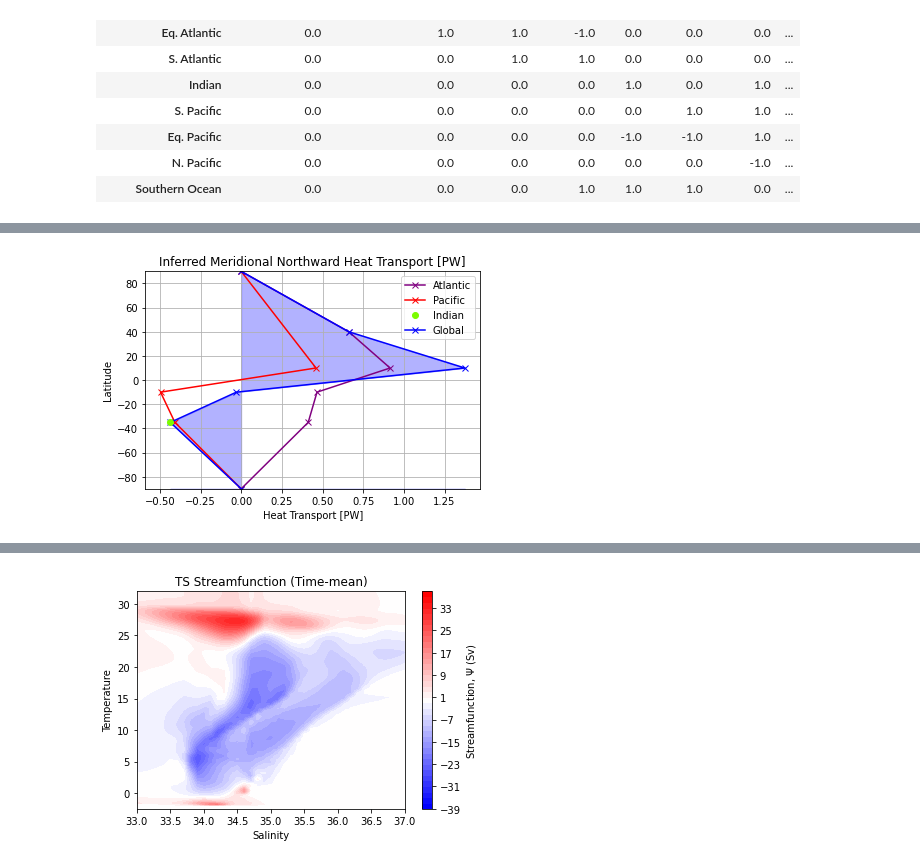
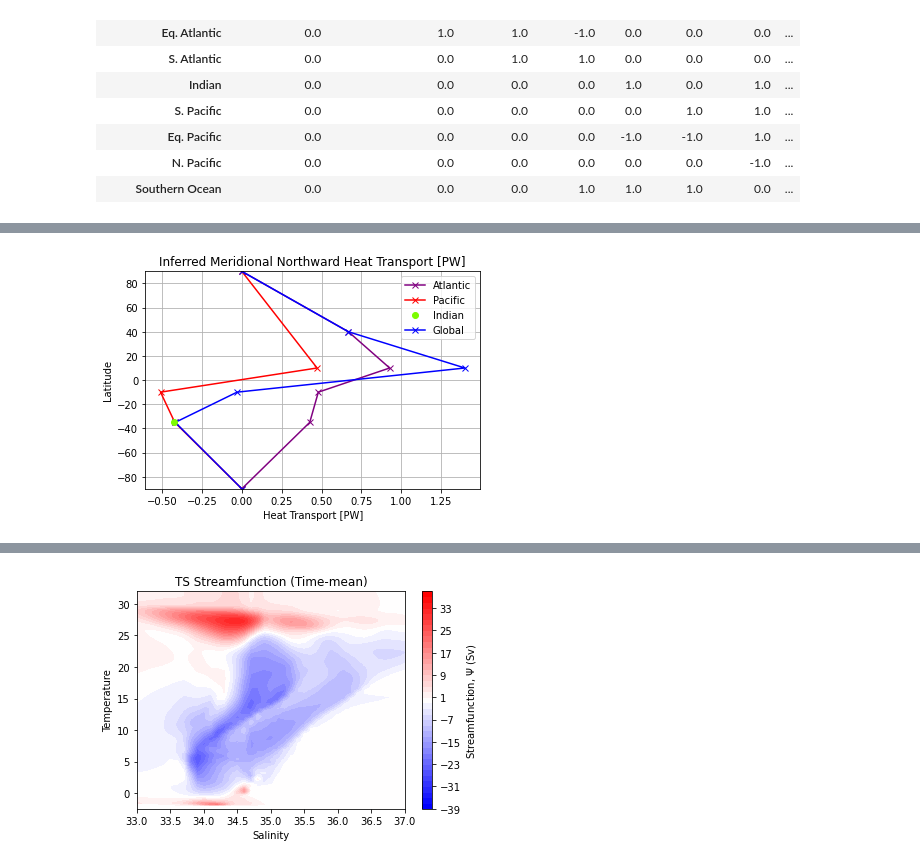
Before and after one commit to taimoorsohail/Min_Max_Transform, a Jupyter notebook: ACCESS_CM2/MTM_Transports_ACCESS.ipynb, the cells around one changed output, grey strips where cells are left out. Saved outputs shown, nothing was run; the diff lists cells and outputs as text; code cells hidden in the pictures.

```diff
--- a/ACCESS_CM2/MTM_Transports_ACCESS.ipynb
+++ b/ACCESS_CM2/MTM_Transports_ACCESS.ipynb
@@ -15,6 +15,8 @@ import scipy
 # %%
 # If Surface fluxes are available
 SF = True
+HF_offset = -5 #W/m2
+FW_offset = 0.5 #mm/day
 tree_depth = 4
 # %%
 # Thermal expansion, haline contraction and true scale factor
@@ -105,24 +107,28 @@ S_1[np.isnan(S_1)] = 0
 S_2[np.isnan(S_2)] = 0
 T_1[np.isnan(T_1)] = 0
 T_2[np.isnan(T_2)] = 0
+# %%
+HF_offset_W = HF_offset*ACCESS_BSP_data.A_sum #W
+FW_offset_kg_s = FW_offset*ACCESS_BSP_data.A_sum*rho/(1000*24*3600) #kg/s
 # %%
 ## Load SF data here, if provided
 if SF:
     ## Calculate the cumulative time integrated surface fluxes
-    HFDS_cumsum = (ACCESS_BSP_data.hfds_sum*dt.average_DT).cumsum('Time').isel(Time=-1) # units: J
-    WFO_cumsum = (ACCESS_BSP_data.wfo_sum*dt.average_DT).cumsum('Time').isel(Time=-1) # units: kg
+    HFDS_cumsum = (((ACCESS_BSP_data.hfds_sum+HF_offset_W)*dt.average_DT).cumsum('Time').isel(Time=-1))\
+        -(((ACCESS_BSP_data.hfds_sum+HF_offset_W)*dt.average_DT).cumsum('Time').isel(Time=Early_period[0])) # units: J
+    WFO_cumsum = ((ACCESS_BSP_data.wfo_sum+FW_offset_kg_s)*dt.average_DT).cumsum('Time').isel(Time=-1)\
+         -(((ACCESS_BSP_data.wfo_sum+FW_offset_kg_s)*dt.average_DT).cumsum('Time').isel(Time=Early_period[0]))# units: kg
 
     ## The final dflux value is then scaled by the time between the middle of t1 and the middle of t2
-    dhfds = HFDS_cumsum*((np.mean(Late_period)-np.mean(Early_period))/(Late_period[-1]-dyrs))
-    dwfo = WFO_cumsum*((np.mean(Late_period)-np.mean(Early_period))/(Late_period[-1]-dyrs))
+    dhfds = HFDS_cumsum*((np.mean(Late_period)-np.mean(Early_period))/(Late_period[-1]-Early_period[0]))
+    dwfo = WFO_cumsum*((np.mean(Late_period)-np.mean(Early_period))/(Late_period[-1]-Early_period[0]))
 
     ## Convert dflux to equivalent T or S change
 
-    dT_hfds = dhfds/(Cp*rho*V_late) # Is Vlate the right choice here? # units: C
-    dS_wfo = -dwfo*S0/(rho*V_late) # Is Vlate the right choice here? # units: g/kg
+    dT_hfds = dhfds/(Cp*rho*V_early) # units: C
+    dS_wfo = -dwfo*S0/(rho*V_early) # units: g/kg
 
     time = ACCESS_BSP_data.Time.values
-
     S_pre = SA_early.values.flatten()-S0
     S_1 = SA_early.values.flatten()-S0+dS_wfo.values.flatten()
     T_pre = CT_early.values.flatten()
@@ -133,7 +139,7 @@ if SF:
     S_1[~np.isfinite(S_1)] = 0
     T_1[~np.isfinite(T_1)] = 0
 # %%
-Opt_result = xr.open_mfdataset('../Optimisation_results/ACCESS_CM2_known_Q_prior_transports.nc')
+Opt_result = xr.open_mfdataset('../Optimisation_results/ACCESS_CM2_no_known_Q_prior_transports.nc')
 
 RAPID_example = xr.open_mfdataset('~/UNSW_Work/RAPID_AMOC/moc_transports.nc')
 
@@ -1076,17 +1194,17 @@ tot = [0,HF_section_tot[0],\
 # %%
 
 plt.plot(np.append(np.append(0,HF_section_tot[:4]),0)[::-1]/10**3, Atl_lats,  '-x', color='purple', label='Atlantic')
 plt.plot(np.append(np.append(0,HF_section_tot[6:]),0)/10**3, Pac_lats, '-rx', label='Pacific')
 plt.plot(HF_section_tot[4]/10**3, [-35], 'o', color='lawngreen', label='Indian',zorder=1000)
 plt.plot(np.array(tot)/10**3, Atl_lats[::-1],  '-x', color='blue', label='Global')
-plt.fill_between(np.array(tot)/10**3, Atl_lats[::-1],-90,90, color='blue', alpha=0.3)
+# plt.fill_between(np.array(tot)/10**3, Atl_lats[::-1],-90,90, color='blue', alpha=0.3)
 plt.grid()
 # plt.vlines(0,-90,90, 'k')
 plt.legend()
 plt.ylim(-90,90)
 plt.ylabel('Latitude')
 plt.xlabel('Heat Transport [PW]')
 plt.title('Inferred Meridional Northward Heat Transport [PW]')
 plt.show()
 # %% [output]
-[figure, old version]
+[figure, new version]
```
Also changed, not shown: parts of 27 cells of this notebook, 2 other files.
